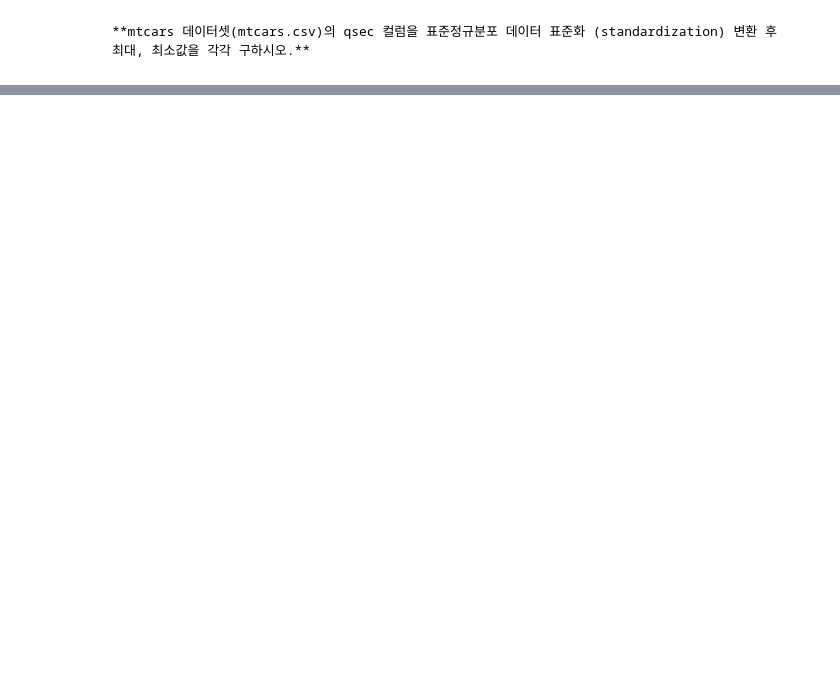
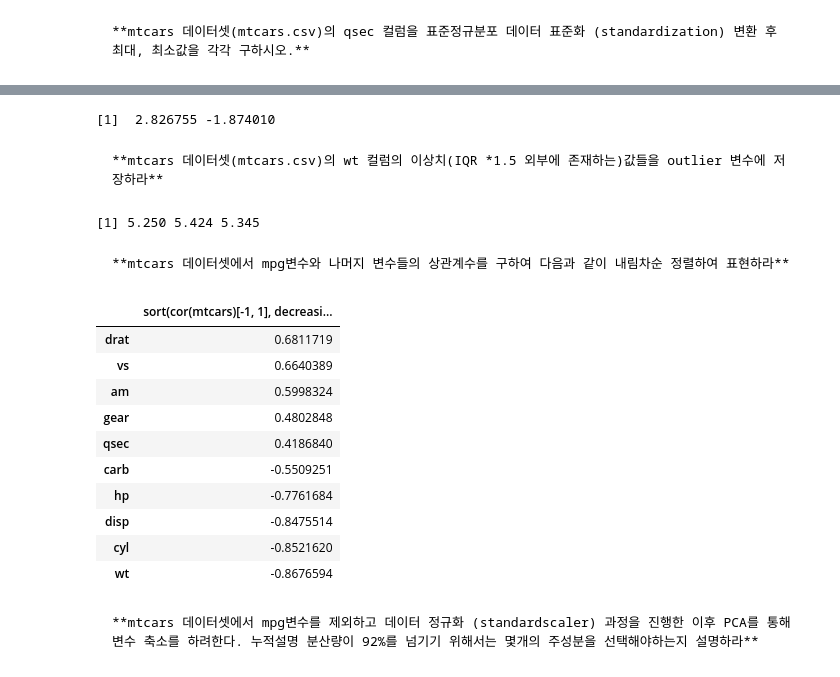
Before and after one commit to hyunnybbb/book, a Jupyter notebook: _sources/dataset/03_dataq/main_p1_r.ipynb, the cells around one changed output, grey strips where cells are left out. Saved outputs shown, nothing was run; the diff lists cells and outputs as text; code cells hidden in the pictures; blank space fills up the shorter version.

````diff
--- a/_sources/dataset/03_dataq/main_p1_r.ipynb
+++ b/_sources/dataset/03_dataq/main_p1_r.ipynb
@@ -29,0 +76,12 @@ sum(res1>0.5)
+# %%
+## 3) caret 라이브러리 사용
+
+stand_model <- preProcess(mtcars) #default: standardization
+ans23 <- predict(stand_model, mtcars)$qsec
+range(ans23)[2:1]
+# %% [output]
+[1]  2.826755 -1.874010
+# %% [markdown]
+```{admonition} Question 3
+**mtcars 데이터셋(mtcars.csv)의 wt 컬럼의 이상치(IQR *1.5 외부에 존재하는)값들을 outlier 변수에 저장하라**
+```
@@ -29,0 +93,29 @@ sum(res1>0.5)
+# %%
+# outlier 저장
+flag <- mtcars$wt >= (q75+1.5*iqr) | mtcars$wt <= (q25-1.5*iqr)
+outlier <- mtcars$wt[flag]
+outlier
+# %% [output]
+[1] 5.250 5.424 5.345
+# %% [markdown]
+```{admonition} Question 4
+**mtcars 데이터셋에서 mpg변수와 나머지 변수들의 상관계수를 구하여 다음과 같이 내림차순 정렬하여 표현하라**
+```
+# %%
+as.data.frame(sort(cor(mtcars)[-1,1],decreasing = T))
+# %% [output]
+|  | sort(cor(mtcars)[-1, 1], decreasi... |
+| drat | 0.6811719 |
+| vs | 0.6640389 |
+| am | 0.5998324 |
+| gear | 0.4802848 |
+| qsec | 0.4186840 |
+| carb | -0.5509251 |
+| hp | -0.7761684 |
+| disp | -0.8475514 |
+| cyl | -0.8521620 |
+| wt | -0.8676594 |
+# %% [markdown]
+```{admonition} Question 5
+**mtcars 데이터셋에서 mpg변수를 제외하고 데이터 정규화 (standardscaler) 과정을 진행한 이후 PCA를 통해 변수 축소를 하려한다. 누적설명 분산량이 92%를 넘기기 위해서는 몇개의 주성분을 선택해야하는지 설명하라**
+```
````
Also changed, not shown: parts of 20 cells of this notebook, 5 other files.
